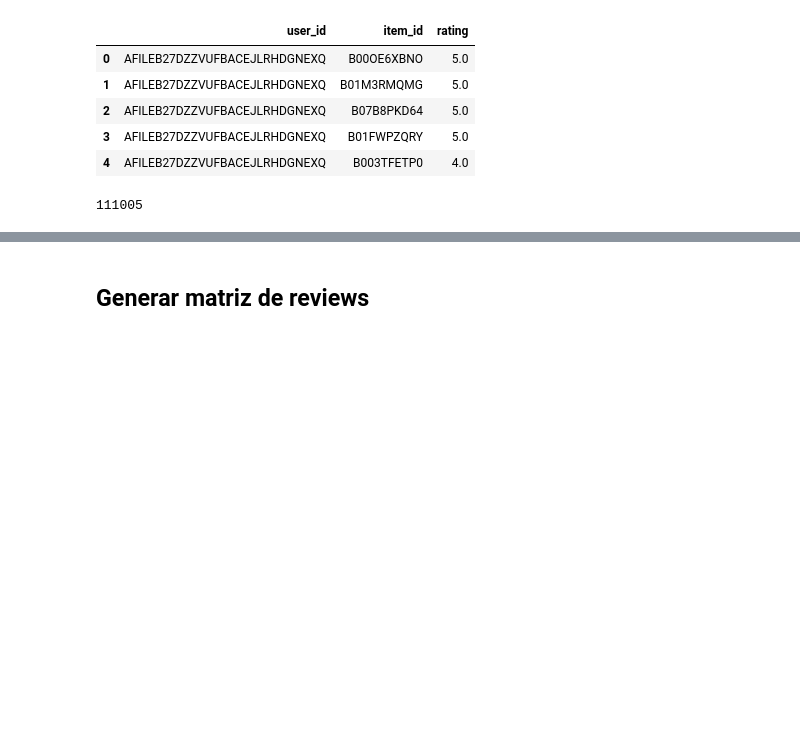
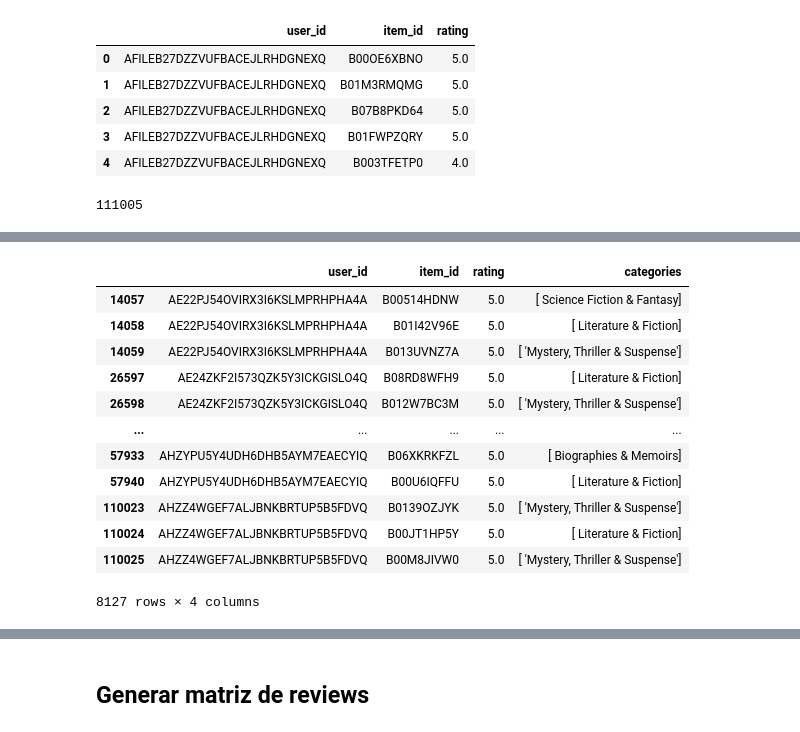
Before and after one commit to valentin-diaz/marketplace-recommender-backend, a Jupyter notebook: recommender/recommender.ipynb, the cells around one changed output, grey strips where cells are left out. Drawn from its saved outputs; the diff is of its cells as text; code cells hidden in the pictures; blank space fills up the shorter version.

```diff
--- a/recommender/recommender.ipynb
+++ b/recommender/recommender.ipynb
@@ -335,0 +380,27 @@ len(reviews_df)
+# %%
+reviews_sorted = reviews_merged.sort_values(by=['user_id', 'rating'], ascending=[True, False])
+
+top_books = (
+    reviews_sorted.groupby('user_id')
+    .head(3)
+    .groupby('user_id')['item_id']
+    .agg(list)
+    .reset_index()
+    .rename(columns={'item_id': 'top_books'})
+)
+# %%
+reviews_sorted.groupby('user_id').head(3)
+# %% [output]
+|  | user_id | item_id | rating | categories |
+| 14057 | AE22PJ54OVIRX3I6KSLMPRHPHA4A | B00514HDNW | 5.0 | [ Science Fiction & Fantasy] |
+| 14058 | AE22PJ54OVIRX3I6KSLMPRHPHA4A | B01I42V96E | 5.0 | [ Literature & Fiction] |
+| 14059 | AE22PJ54OVIRX3I6KSLMPRHPHA4A | B013UVNZ7A | 5.0 | [ 'Mystery, Thriller & Suspense'] |
+| 26597 | AE24ZKF2I573QZK5Y3ICKGISLO4Q | B08RD8WFH9 | 5.0 | [ Literature & Fiction] |
+| 26598 | AE24ZKF2I573QZK5Y3ICKGISLO4Q | B012W7BC3M | 5.0 | [ 'Mystery, Thriller & Suspense'] |
+| ... | ... | ... | ... | ... |
+| 57933 | AHZYPU5Y4UDH6DHB5AYM7EAECYIQ | B06XKRKFZL | 5.0 | [ Biographies & Memoirs] |
+| 57940 | AHZYPU5Y4UDH6DHB5AYM7EAECYIQ | B00U6IQFFU | 5.0 | [ Literature & Fiction] |
+| 110023 | AHZZ4WGEF7ALJBNKBRTUP5B5FDVQ | B0139OZJYK | 5.0 | [ 'Mystery, Thriller & Suspense'] |
+| 110024 | AHZZ4WGEF7ALJBNKBRTUP5B5FDVQ | B00JT1HP5Y | 5.0 | [ Literature & Fiction] |
+| 110025 | AHZZ4WGEF7ALJBNKBRTUP5B5FDVQ | B00M8JIVW0 | 5.0 | [ 'Mystery, Thriller & Suspense'] |
+8127 rows × 4 columns
```
Also changed, not shown: parts of 20 cells of this notebook, 3 other files.
